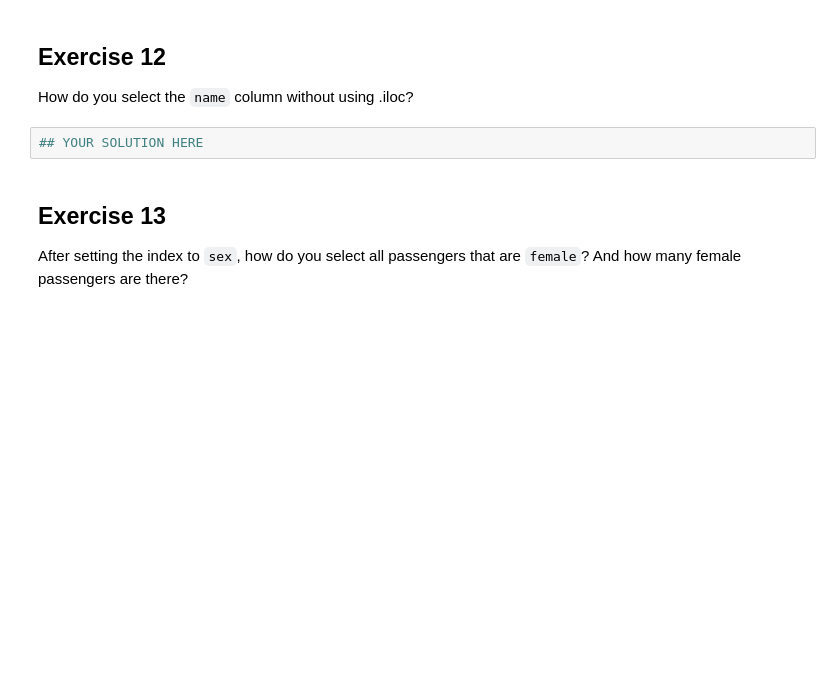
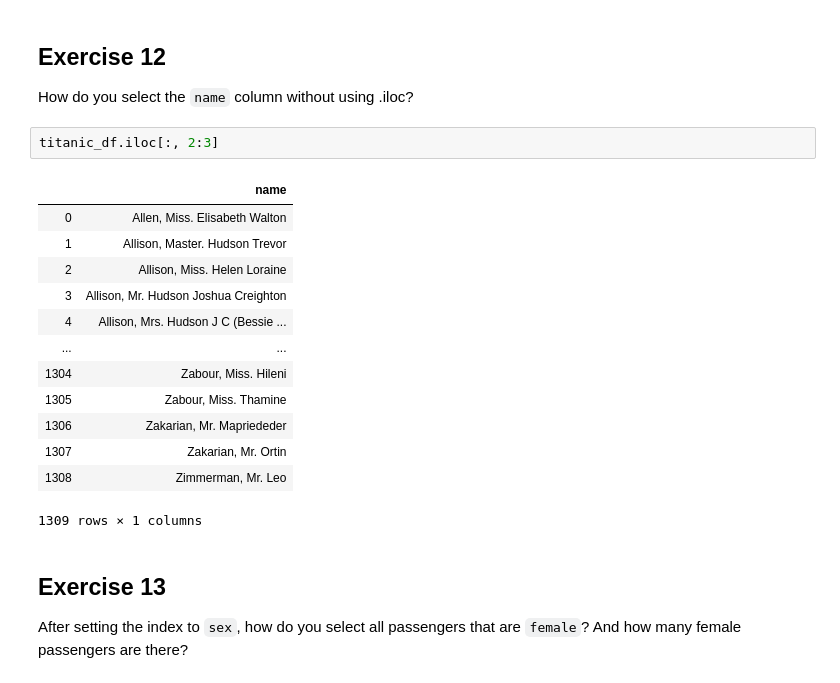
Before and after one commit to 2019-winter/lab-1-adrien-chaussabel, a Jupyter notebook: labs/Lab 1 - Python and NumPy.ipynb, the cells around one changed output. Drawn from its saved outputs; the diff is of its cells as text; blank space fills up the shorter version.

```diff
--- a/labs/Lab 1 - Python and NumPy.ipynb
+++ b/labs/Lab 1 - Python and NumPy.ipynb
@@ -175,8 +252,22 @@ Notice how we have nice headers and mixed datatypes? That is one of the reasons
 # %% [markdown]
 ## Exercise 12
 How do you select the ``name`` column without using .iloc?
-# %%
-## YOUR SOLUTION HERE
+# %%
+titanic_df.iloc[:, 2:3]
+# %% [output]
+|  | name |
+| 0 | Allen, Miss. Elisabeth Walton |
+| 1 | Allison, Master. Hudson Trevor |
+| 2 | Allison, Miss. Helen Loraine |
+| 3 | Allison, Mr. Hudson Joshua Creighton |
+| 4 | Allison, Mrs. Hudson J C (Bessie ... |
+| ... | ... |
+| 1304 | Zabour, Miss. Hileni |
+| 1305 | Zabour, Miss. Thamine |
+| 1306 | Zakarian, Mr. Mapriededer |
+| 1307 | Zakarian, Mr. Ortin |
+| 1308 | Zimmerman, Mr. Leo |
+1309 rows × 1 columns
 # %% [markdown]
 ## Exercise 13
 After setting the index to ``sex``, how do you select all passengers that are ``female``? And how many female passengers are there?
```
Also changed, not shown: parts of 16 cells of this notebook, 1 other file.
